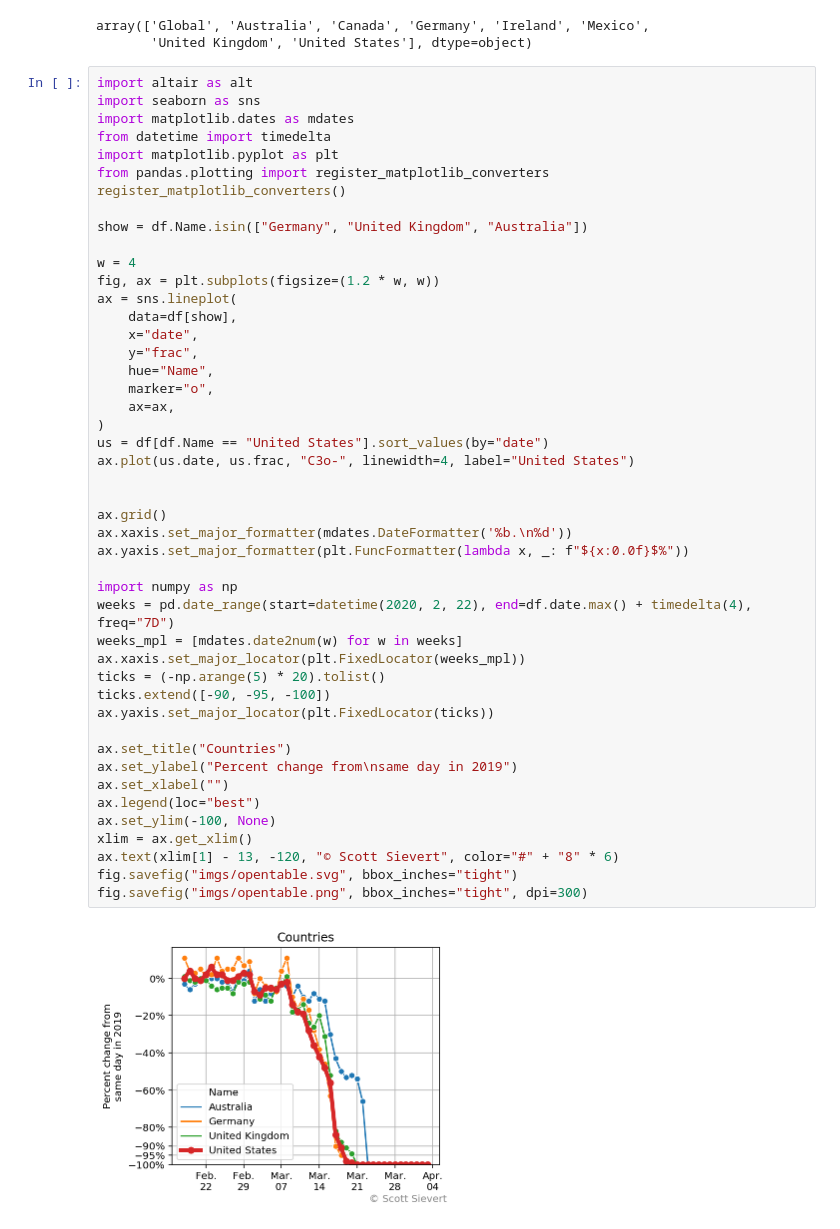
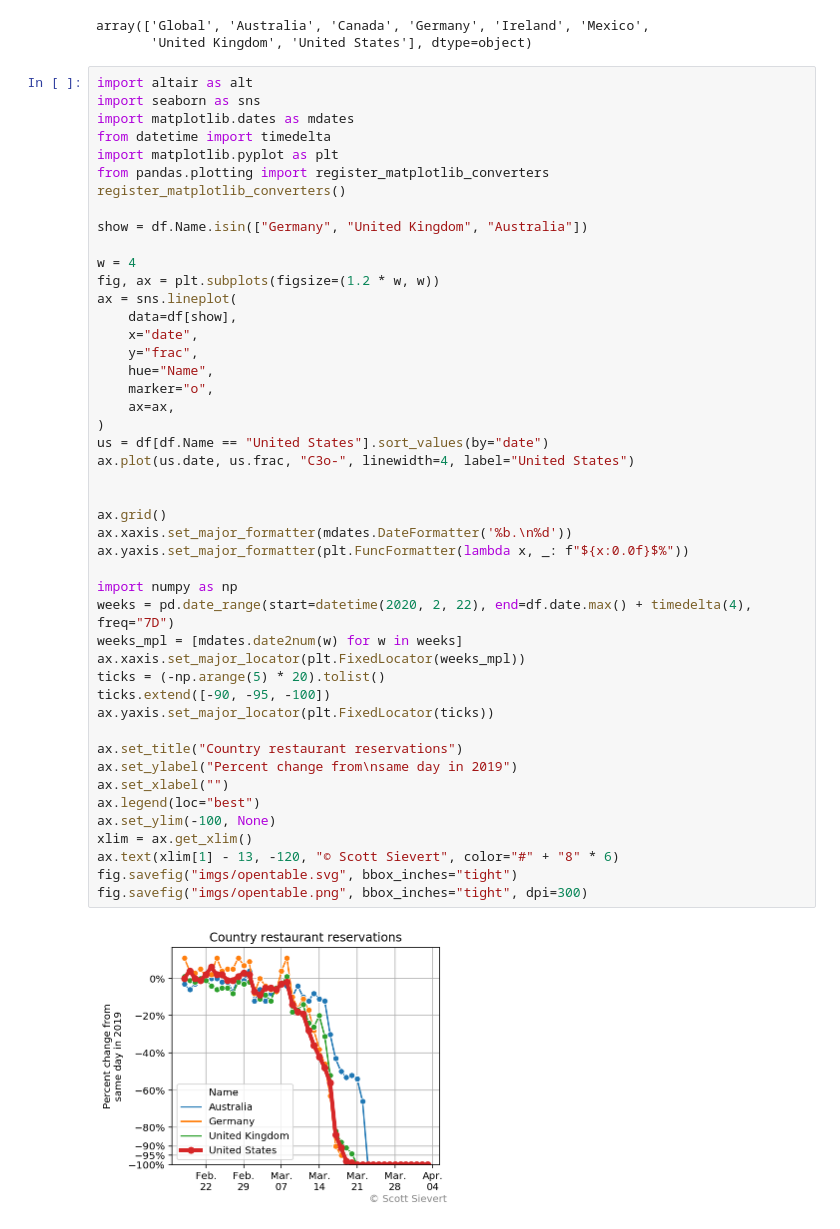
Before and after one commit to stsievert/covid-19, a Jupyter notebook: open-table-countries.ipynb, the cells around one changed output. Saved outputs shown, nothing was run; the diff lists cells and outputs as text.

```diff
--- a/open-table-countries.ipynb
+++ b/open-table-countries.ipynb
@@ -61,32 +61,32 @@ ax = sns.lineplot(
     y="frac",
     hue="Name",
     marker="o",
     ax=ax,
 )
 us = df[df.Name == "United States"].sort_values(by="date")
 ax.plot(us.date, us.frac, "C3o-", linewidth=4, label="United States")
 
 
 ax.grid()
 ax.xaxis.set_major_formatter(mdates.DateFormatter('%b.\n%d'))
 ax.yaxis.set_major_formatter(plt.FuncFormatter(lambda x, _: f"${x:0.0f}$%"))
 
 import numpy as np
 weeks = pd.date_range(start=datetime(2020, 2, 22), end=df.date.max() + timedelta(4), freq="7D")
 weeks_mpl = [mdates.date2num(w) for w in weeks]
 ax.xaxis.set_major_locator(plt.FixedLocator(weeks_mpl))
 ticks = (-np.arange(5) * 20).tolist()
 ticks.extend([-90, -95, -100])
 ax.yaxis.set_major_locator(plt.FixedLocator(ticks))
 
-ax.set_title("Countries")
+ax.set_title("Country restaurant reservations")
 ax.set_ylabel("Percent change from\nsame day in 2019")
 ax.set_xlabel("")
 ax.legend(loc="best")
 ax.set_ylim(-100, None)
 xlim = ax.get_xlim()
 ax.text(xlim[1] - 13, -120, "© Scott Sievert", color="#" + "8" * 6)
 fig.savefig("imgs/opentable.svg", bbox_inches="tight")
 fig.savefig("imgs/opentable.png", bbox_inches="tight", dpi=300)
 # %% [output]
-[figure, old version]
+[figure, new version]
```
Also changed, not shown: 9 other files.
